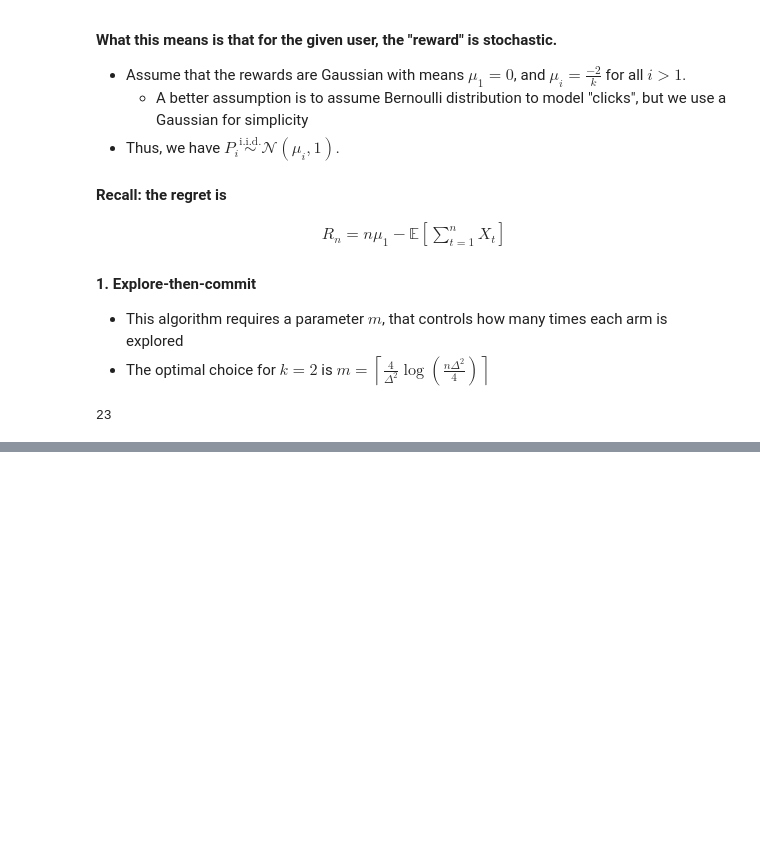
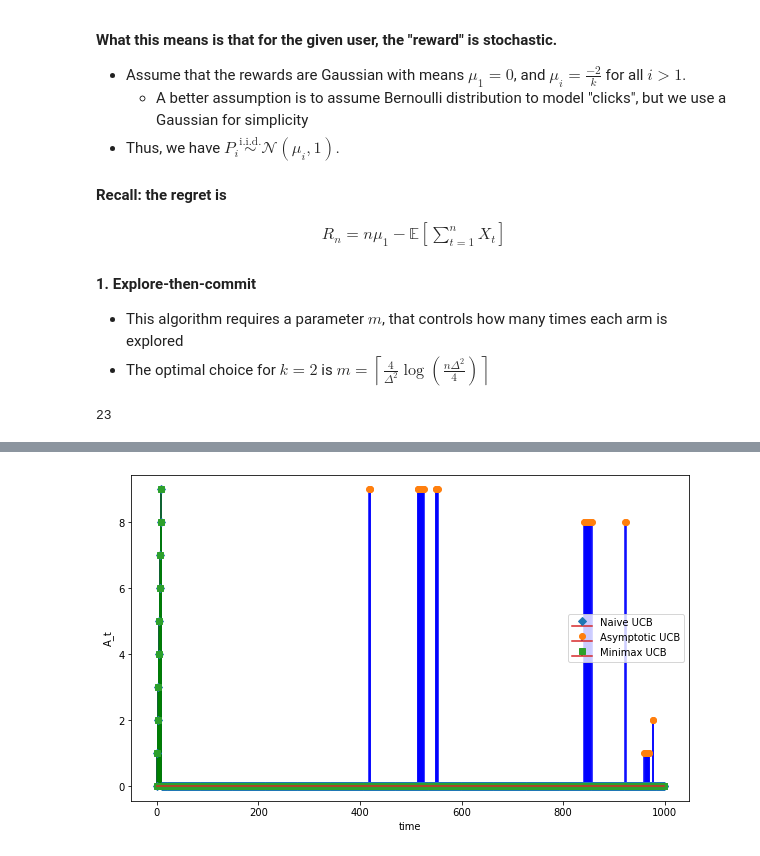
Before and after one commit to praneethmurthy/praneethmurthy.github.io, a Jupyter notebook: assets/bandits_examples.ipynb, the cells around one changed output, grey strips where cells are left out. Drawn from its saved outputs; the diff is of its cells as text; code cells hidden in the pictures; blank space fills up the shorter version.

```diff
--- a/assets/bandits_examples.ipynb
+++ b/assets/bandits_examples.ipynb
@@ -97,0 +188,12 @@ plt.show()
+# %%
+plt.figure(figsize=(10,6))
+plt.stem(range(horizon), actions[0,:], 'r', linefmt='red', markerfmt='D',  label='Naive UCB')
+plt.stem(range(horizon), actions[1,:], 'b', linefmt='blue', markerfmt='o', label='Asymptotic UCB')
+plt.stem(range(horizon), actions[2,:], 'g', linefmt='green',  markerfmt='s', label='Minimax UCB')
+plt.legend()
+plt.xlabel('time')
+plt.ylabel('A_t')
+
+plt.show()
+# %% [output]
+[figure, added]
```
Also changed, not shown: parts of 8 cells of this notebook.
